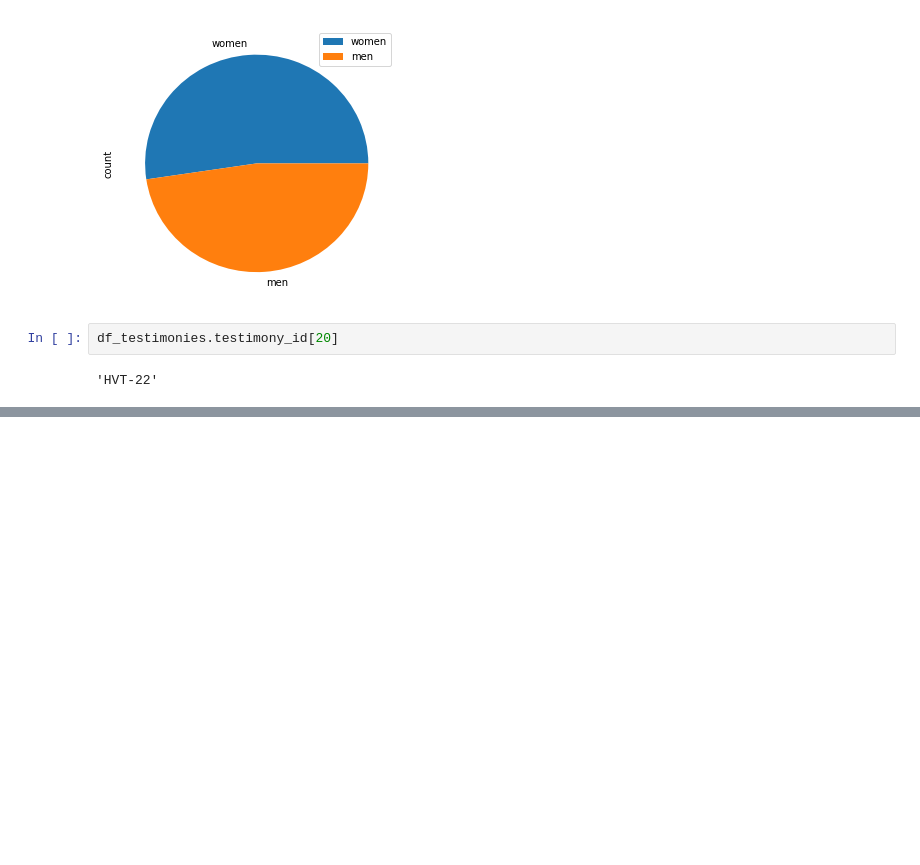
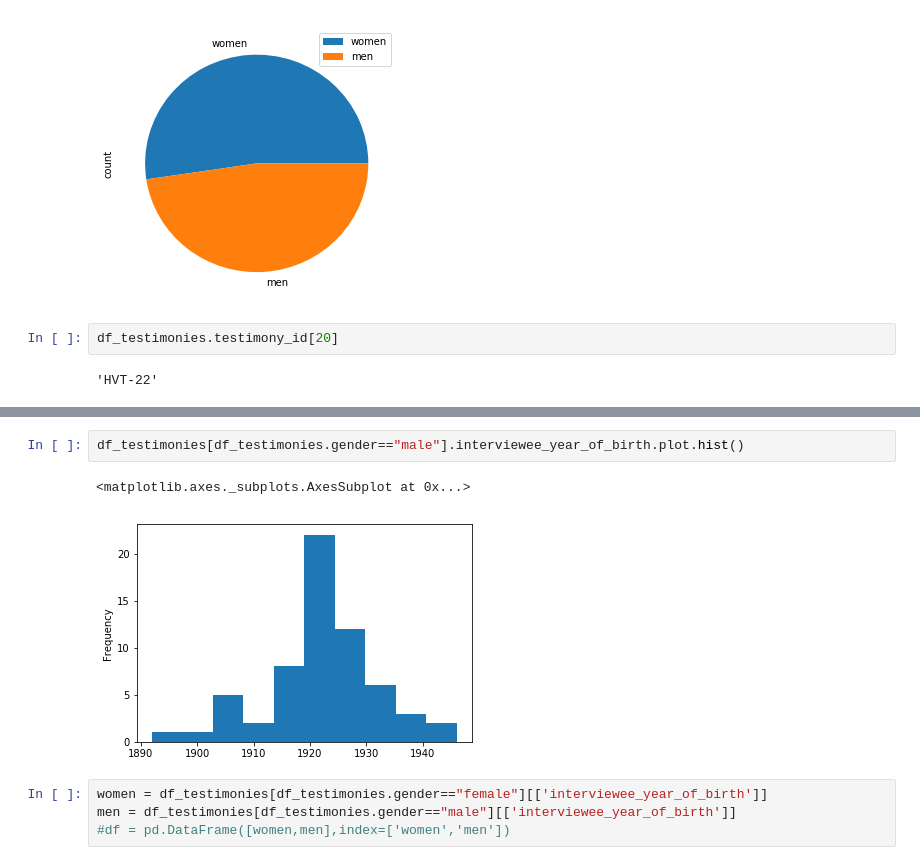
Before and after one commit to toth12/data_analysis_lts, a Jupyter notebook: Notebooks/analyze_Fortunoff_data.ipynb, the cells around one changed output, grey strips where cells are left out. Cells and saved outputs as stored; diff of their text form; blank space fills up the shorter version.

```diff
--- a/Notebooks/analyze_Fortunoff_data.ipynb
+++ b/Notebooks/analyze_Fortunoff_data.ipynb
@@ -132,0 +188,9 @@ df_testimonies.testimony_id[20]
+# %%
+df_testimonies[df_testimonies.gender=="male"].interviewee_year_of_birth.plot.hist()
+# %% [output]
+<matplotlib.axes._subplots.AxesSubplot at 0x...>
+[figure, added]
+# %%
+women = df_testimonies[df_testimonies.gender=="female"][['interviewee_year_of_birth']]
+men = df_testimonies[df_testimonies.gender=="male"][['interviewee_year_of_birth']]
+#df = pd.DataFrame([women,men],index=['women','men'])
```
Also changed, not shown: parts of 24 cells of this notebook, 4 other files.
